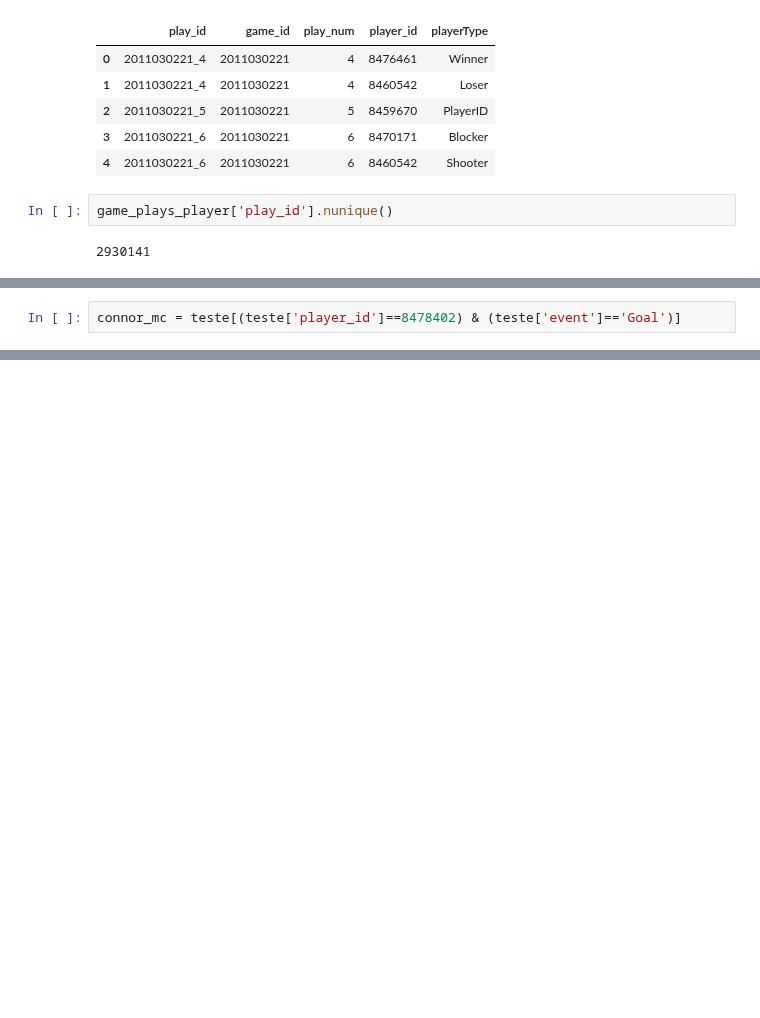
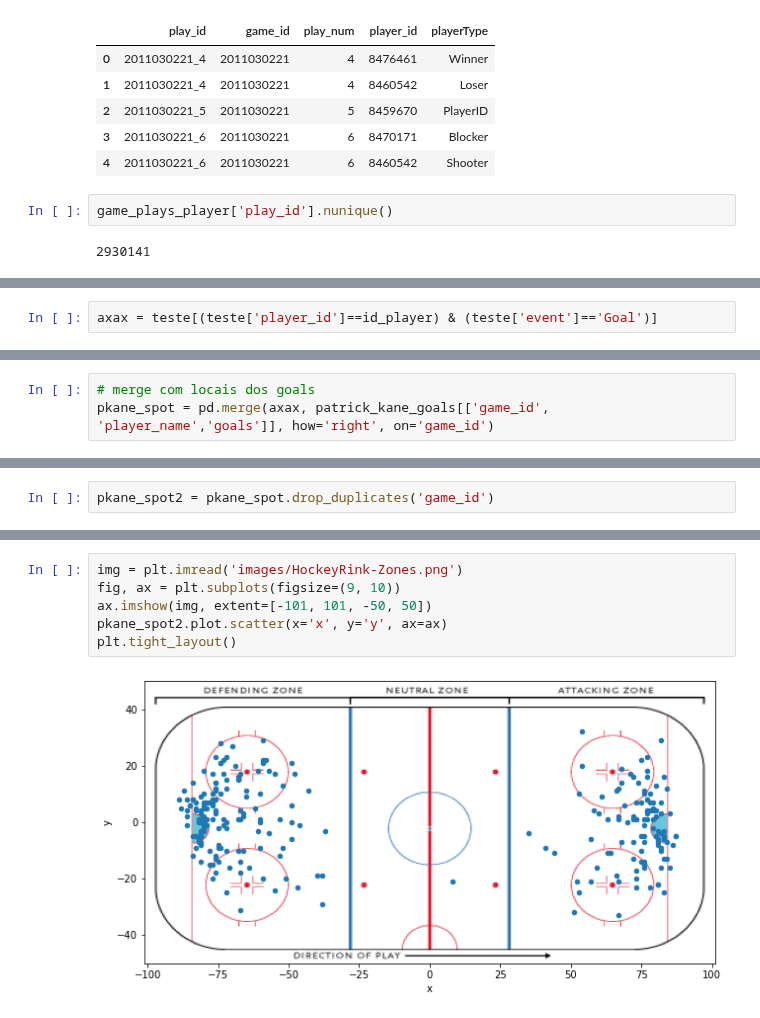
Before and after one commit to DanOakStats/NHL, a Jupyter notebook: data_cleaning.ipynb, the cells around one changed output, grey strips where cells are left out. Saved outputs shown, nothing was run; the diff lists cells and outputs as text; blank space fills up the shorter version.

```diff
--- a/data_cleaning.ipynb
+++ b/data_cleaning.ipynb
@@ -474,2 +510,2 @@ Select player name: McDavid
 # %%
-connor_mc = teste[(teste['player_id']==8478402) & (teste['event']=='Goal')]
+axax = teste[(teste['player_id']==id_player) & (teste['event']=='Goal')]
@@ -493,0 +599,3 @@ plt.tight_layout()
+# %%
+# merge com locais dos goals
+pkane_spot = pd.merge(axax, patrick_kane_goals[['game_id', 'player_name','goals']], how='right', on='game_id')
@@ -493,0 +617,2 @@ plt.tight_layout()
+# %%
+pkane_spot2 = pkane_spot.drop_duplicates('game_id')
@@ -493,0 +638,8 @@ plt.tight_layout()
+# %%
+img = plt.imread('images/HockeyRink-Zones.png')
+fig, ax = plt.subplots(figsize=(9, 10))
+ax.imshow(img, extent=[-101, 101, -50, 50])
+pkane_spot2.plot.scatter(x='x', y='y', ax=ax)
+plt.tight_layout()
+# %% [output]
+[figure, added]
```
Also changed, not shown: parts of 28 cells of this notebook.
